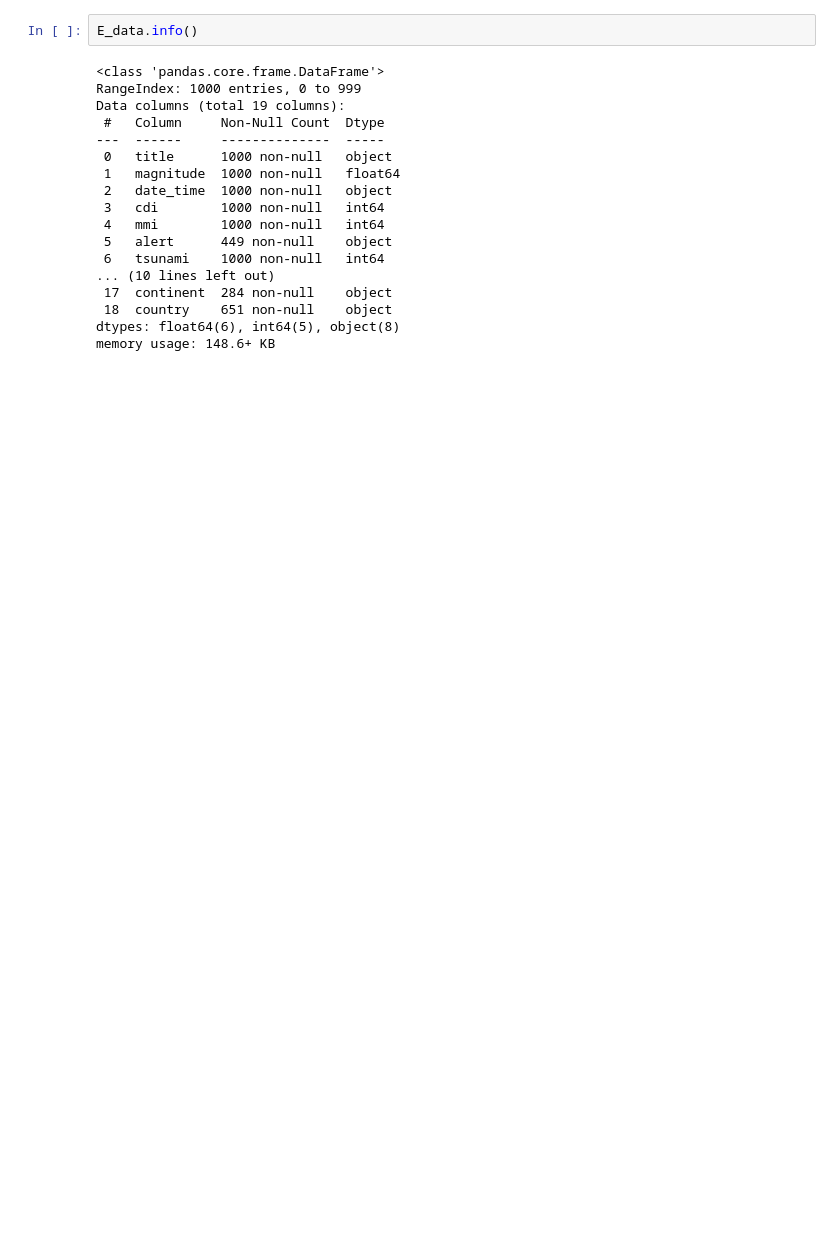
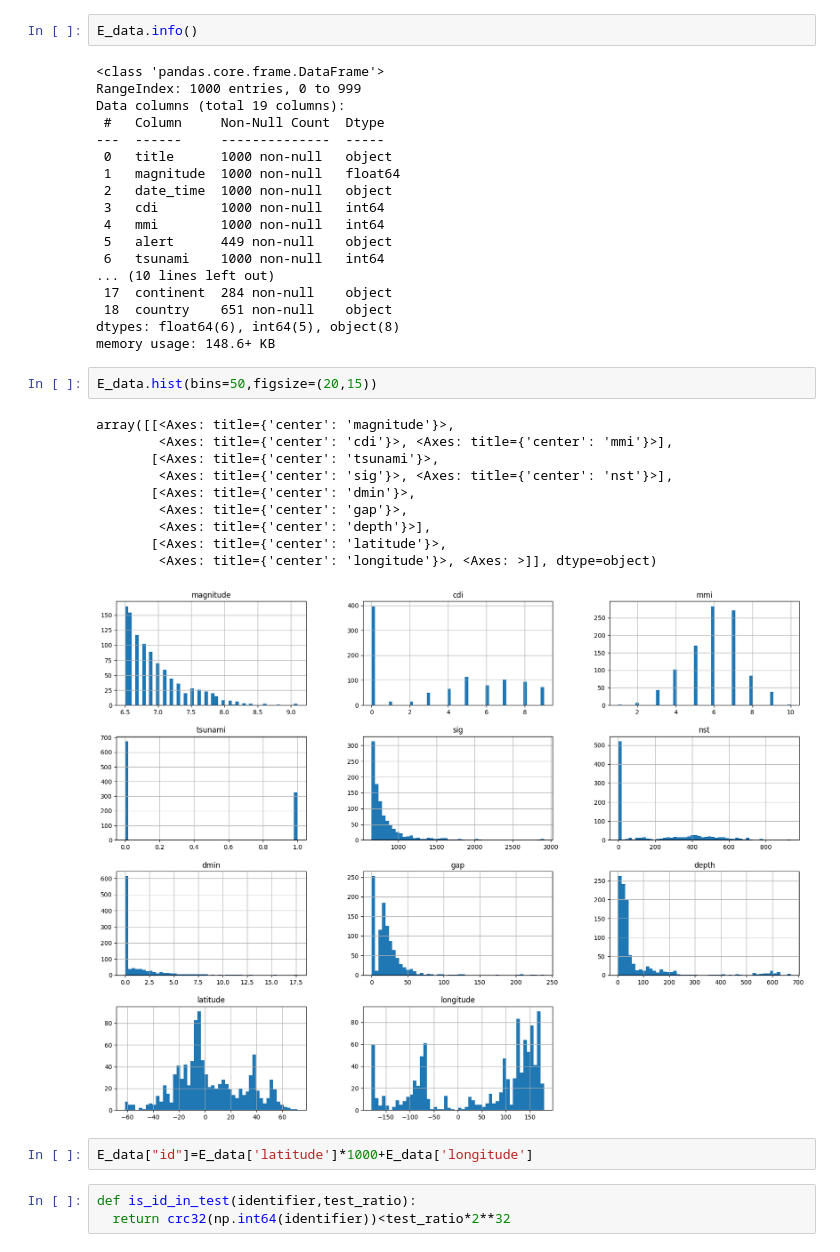
Before and after one commit to mt508/machine-learning-, a Jupyter notebook: Earthquack_predictions.ipynb, the cells around one changed output. Drawn from its saved outputs; the diff is of its cells as text; blank space fills up the shorter version.

```diff
--- a/Earthquack_predictions.ipynb
+++ b/Earthquack_predictions.ipynb
@@ -35,3 +37,21 @@ Data columns (total 19 columns):
  18  country    651 non-null    object
 dtypes: float64(6), int64(5), object(8)
 memory usage: 148.6+ KB
+# %%
+E_data.hist(bins=50,figsize=(20,15))
+# %% [output]
+array([[<Axes: title={'center': 'magnitude'}>,
+        <Axes: title={'center': 'cdi'}>, <Axes: title={'center': 'mmi'}>],
+       [<Axes: title={'center': 'tsunami'}>,
+        <Axes: title={'center': 'sig'}>, <Axes: title={'center': 'nst'}>],
+       [<Axes: title={'center': 'dmin'}>,
+        <Axes: title={'center': 'gap'}>,
+        <Axes: title={'center': 'depth'}>],
+       [<Axes: title={'center': 'latitude'}>,
+        <Axes: title={'center': 'longitude'}>, <Axes: >]], dtype=object)
+[figure, added]
+# %%
+E_data["id"]=E_data['latitude']*1000+E_data['longitude']
+# %%
+def is_id_in_test(identifier,test_ratio):
+  return crc32(np.int64(identifier))<test_ratio*2**32
```
Also changed, not shown: parts of 3 cells of this notebook.
